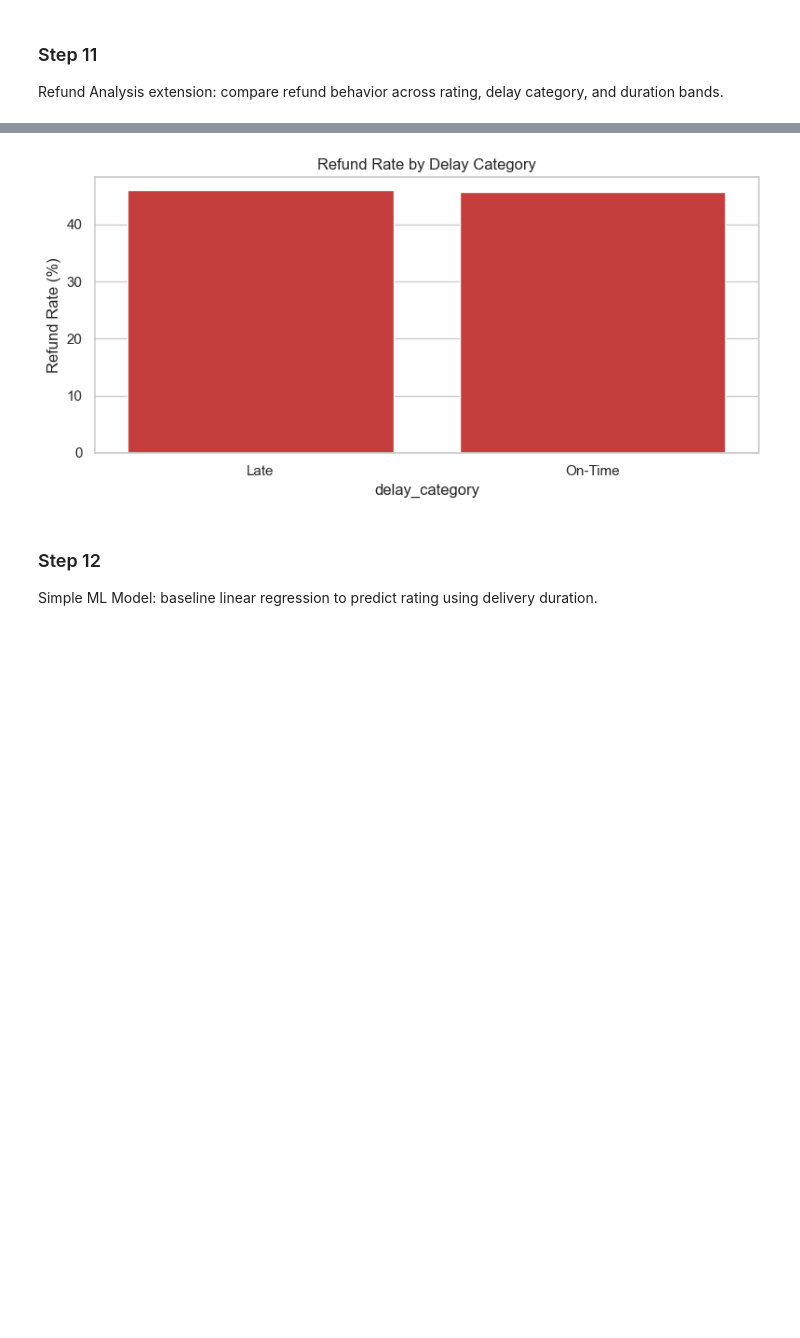
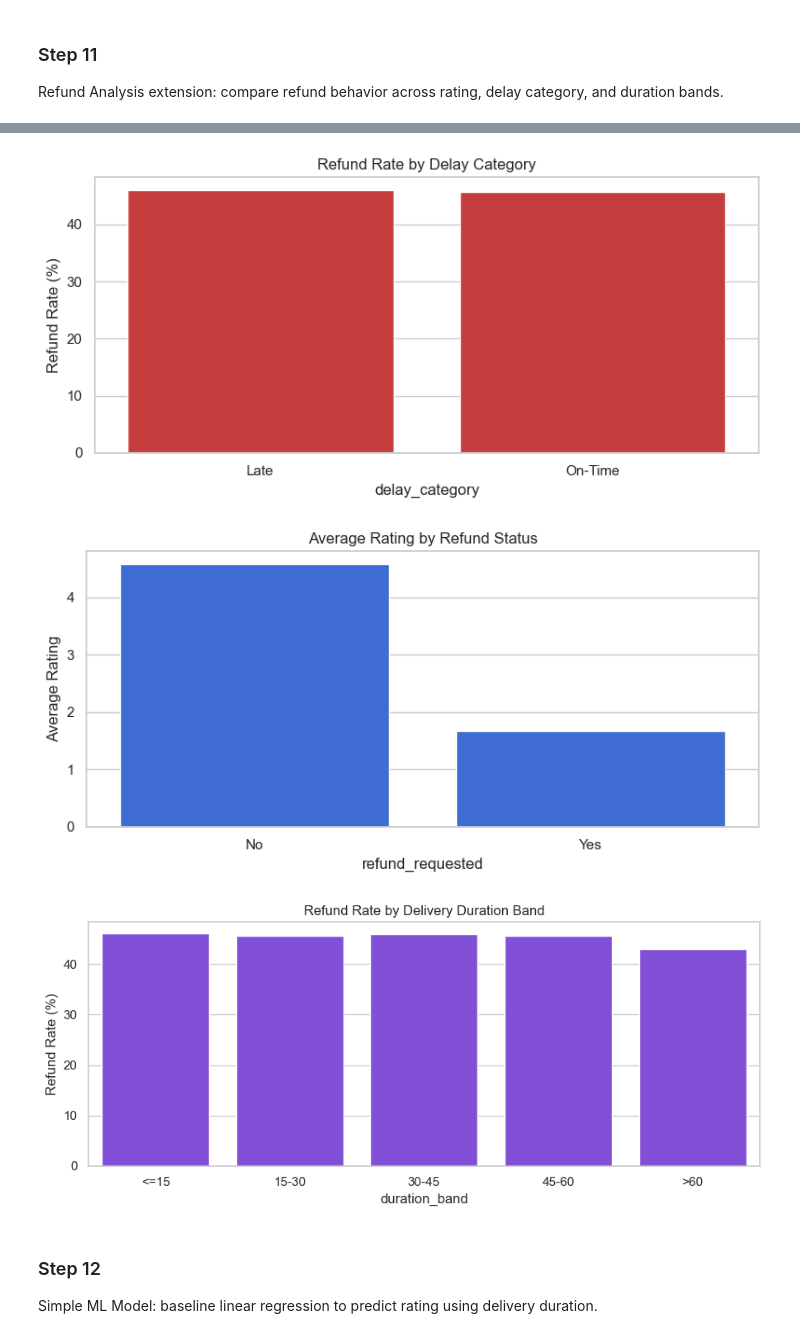
Before and after one commit to bikram73/Food_Delivery_Delay_and_Rating_Analysis, a Jupyter notebook: food_delivery_analysis.ipynb, the cells around one changed output, grey strips where cells are left out. Cells and saved outputs as stored; diff of their text form; code cells hidden in the pictures; blank space fills up the shorter version.

```diff
--- a/food_delivery_analysis.ipynb
+++ b/food_delivery_analysis.ipynb
@@ -402,13 +471,10 @@ Category with lowest rating: Grocery
 ### Step 11
 Refund Analysis extension: compare refund behavior across rating, delay category, and duration bands.
 # %%
-# Copy data to keep refund-specific engineered columns isolated.
+# Step 11: Refund analysis extensions.
 refund_df = cleaned.copy()
-
-# Convert Yes/No refund flag into binary 1/0 for rate calculations.
 refund_df["refund_yes"] = refund_df["refund_requested"].eq("Yes").astype(int)
 
-# Overall refund rate.
 print("Refund rate overall (%):", round(refund_df["refund_yes"].mean() * 100, 2))
 
 # Average rating split by refund status.
@@ -425,35 +491,65 @@ refund_vs_delay = (
 )
 print("\nRefund rate by delay category (%):")
 print(refund_vs_delay)
 
-# Relative lift: how much more likely refunds are in Late vs On-Time orders.
 if "Late" in refund_vs_delay.index and "On-Time" in refund_vs_delay.index and refund_vs_delay["On-Time"] > 0:
     print(f"\nLate orders have {refund_vs_delay['Late']/refund_vs_delay['On-Time']:.2f}x higher refund rate than On-Time orders")
 
-# Visual summary of refund rates by delay segment.
+# Refund rate by delivery duration band.
+refund_df["duration_band"] = pd.cut(
+    refund_df["delivery_duration_min"],
+    bins=[-np.inf, 15, 30, 45, 60, np.inf],
+    labels=["<=15", "15-30", "30-45", "45-60", ">60"],
+)
+refund_by_band = (
+    refund_df.groupby("duration_band", dropna=False)["refund_yes"]
+    .mean()
+    .mul(100)
+    .reset_index(name="refund_rate_pct")
+)
+
+# Visual 1: refund rates by delay segment.
 plt.figure(figsize=(8, 4))
 sns.barplot(x=refund_vs_delay.index, y=refund_vs_delay.values, color="#dc2626")
 plt.title("Refund Rate by Delay Category")
 plt.ylabel("Refund Rate (%)")
 plt.tight_layout()
 plt.show()
+
+# Visual 2: average rating by refund status.
+plt.figure(figsize=(8, 4))
+sns.barplot(x=refund_vs_rating.index, y=refund_vs_rating.values, color="#2563eb")
+plt.title("Average Rating by Refund Status")
+plt.ylabel("Average Rating")
+plt.tight_layout()
+plt.show()
+
+# Visual 3: refund rate by duration band.
+plt.figure(figsize=(9, 4))
+sns.barplot(data=refund_by_band, x="duration_band", y="refund_rate_pct", color="#7c3aed")
+plt.title("Refund Rate by Delivery Duration Band")
+plt.ylabel("Refund Rate (%)")
+plt.tight_layout()
+plt.show()
 # %% [output]
 Refund rate overall (%): 45.82
 
 Average rating by refund status:
 refund_requested
 No     4.571861
 Yes    1.666798
 Name: rating, dtype: float64
 
 Refund rate by delay category (%):
 delay_category
 Late       45.941731
 On-Time    45.713755
 Name: refund_yes, dtype: float64
 
 Late orders have 1.00x higher refund rate than On-Time orders
 [figure]
+[figure, added]
+[figure, added]
 # %% [markdown]
 ### Step 12
 Simple ML Model: baseline linear regression to predict rating using delivery duration.
```
Also changed, not shown: parts of 3 cells of this notebook, 8 other files.
